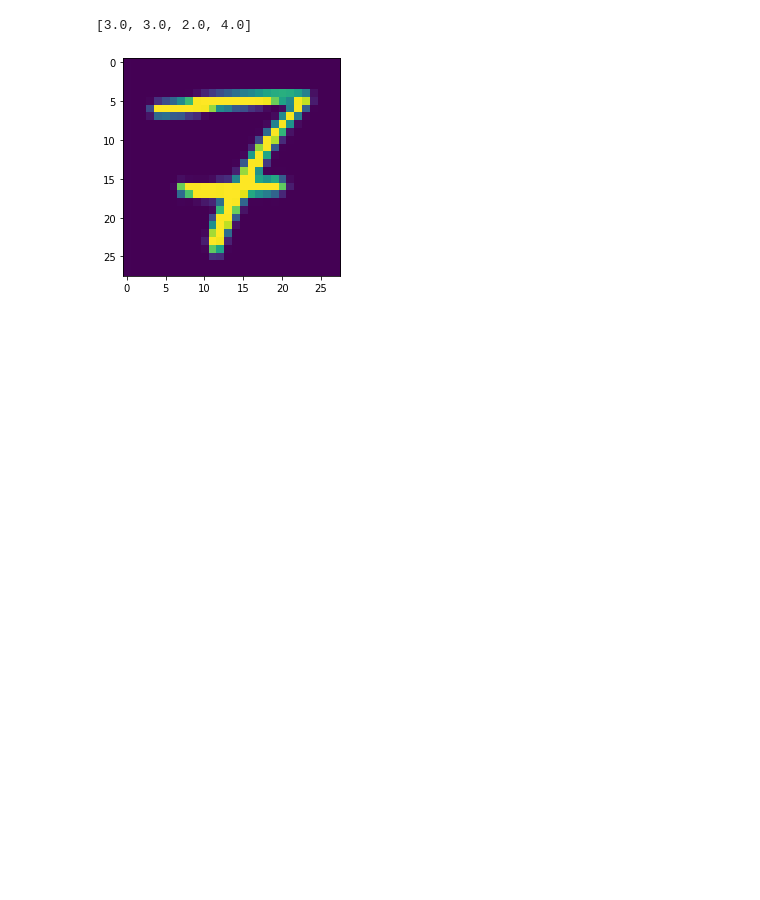
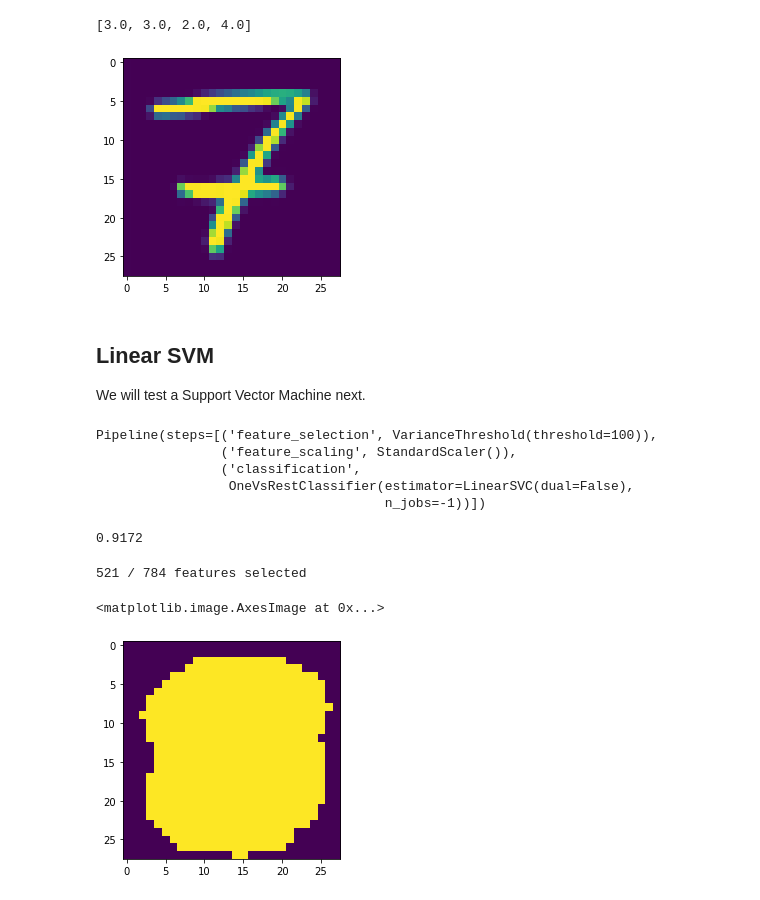
Before and after one commit to philj0st/MNIST-Digit-Classification, a Jupyter notebook: MNIST-Digits.ipynb, the cells around one changed output. Saved outputs shown, nothing was run; the diff lists cells and outputs as text; code cells hidden in the pictures; blank space fills up the shorter version.

```diff
--- a/MNIST-Digits.ipynb
+++ b/MNIST-Digits.ipynb
@@ -406,3 +412,47 @@ pred
 # %% [output]
 [3.0, 3.0, 2.0, 4.0]
 [figure]
+# %% [markdown]
+## Linear SVM
+We will test a Support Vector Machine next.
+# %%
+from sklearn.svm import LinearSVC
+
+clf = Pipeline([
+# use a much higher threshold this time
+  ('feature_selection', VarianceThreshold(threshold=(100))),
+  ('feature_scaling', StandardScaler()),
+    # this requires quite a bit of installed ram
+  ('classification', OneVsRestClassifier(
+    # Prefer dual=False when n_samples > n_features.
+      estimator=LinearSVC(dual=False),
+    # use all cores available
+      n_jobs=-1)),
+], verbose=True)
+
+clf.fit(X_train, y_train)
+# %% [output]
+Pipeline(steps=[('feature_selection', VarianceThreshold(threshold=100)),
+                ('feature_scaling', StandardScaler()),
+                ('classification',
+                 OneVsRestClassifier(estimator=LinearSVC(dual=False),
+                                     n_jobs=-1))])
+# %%
+clf.score(X_test,y_test)
+# %% [output]
+0.9172
+# %%
+# lets find out more about the VarianceThreshold feature selection
+# play with the threshold param and see how the image changes
+selector = VarianceThreshold(threshold=(100))
+selector.fit(X_test)
+zeros = np.zeros(28*28)
+selected = selector.transform(zeros.reshape(1, -1))
+selected += 255
+print('%i / 784 features selected' % selected.shape[1])
+selected_features = selector.inverse_transform(selected)
+plt.imshow(selected_features.reshape(28,28))
+# %% [output]
+521 / 784 features selected
+<matplotlib.image.AxesImage at 0x...>
+[figure, added]
```
Also changed, not shown: parts of 15 cells of this notebook.
